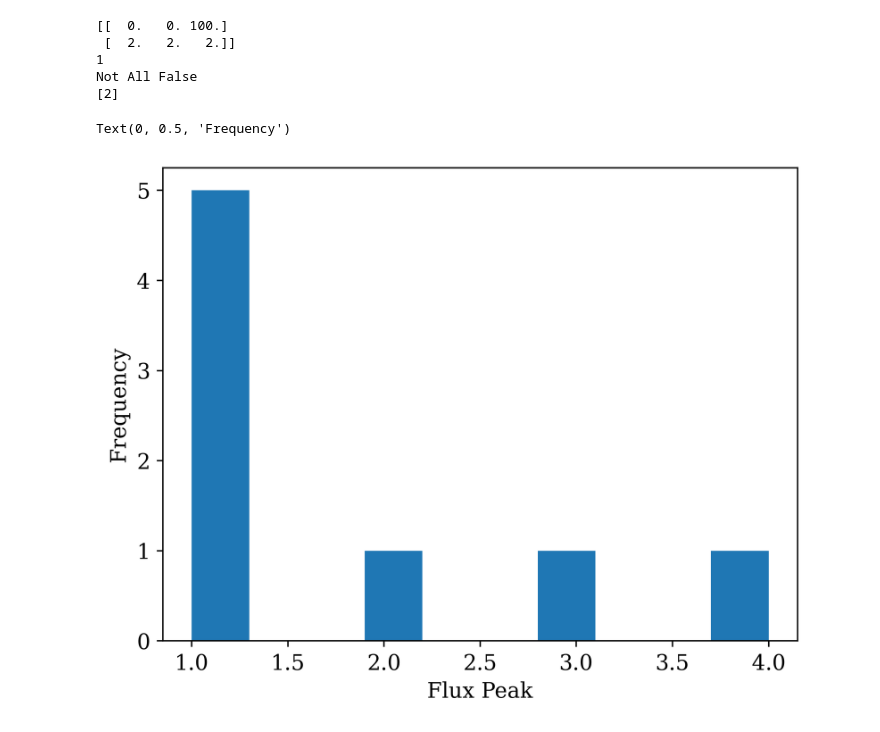
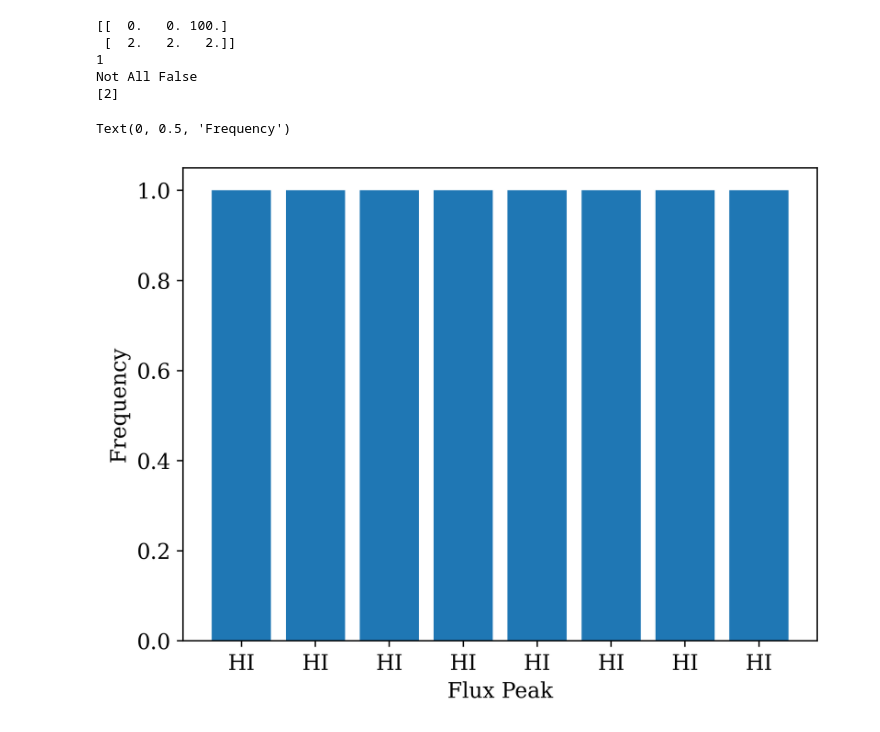
Before and after one commit to TejahniDesire/aart_tdwork, a Jupyter notebook: jpgrounds2.ipynb, the cells around one changed output. Saved outputs shown, nothing was run; the diff lists cells and outputs as text; code cells hidden in the pictures.

```diff
--- a/jpgrounds2.ipynb
+++ b/jpgrounds2.ipynb
@@ -40,11 +46,13 @@ print(peak)
 Not All False
 [2]
 # %%
-xdata = [1,1,1,2,3,1,1,4]
+xdata = [1,2,3,4,5,6,7,8]
+ydata = [1,1,1,1,1,1,1,1]
 fig, ax = plt.subplots(1, 1, dpi=400)
-ax.hist(xdata)
+ax.bar(xdata,ydata)
+plt.xticks(xdata, labels=["HI","HI","HI","HI","HI","HI","HI","HI"])
 ax.set_xlabel("Flux Peak")
 ax.set_ylabel("Frequency")
 # %% [output]
 Text(0, 0.5, 'Frequency')
-[figure, old version]
+[figure, new version]
```
Also changed, not shown: parts of 1 cell of this notebook, 4 other files.
